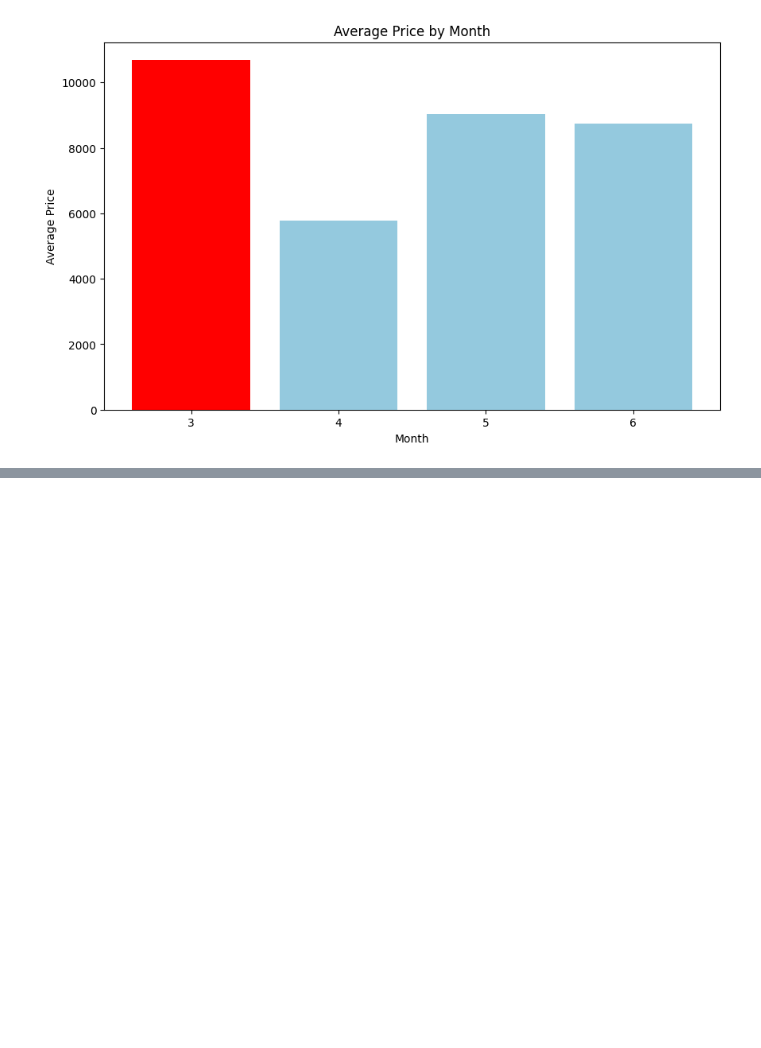
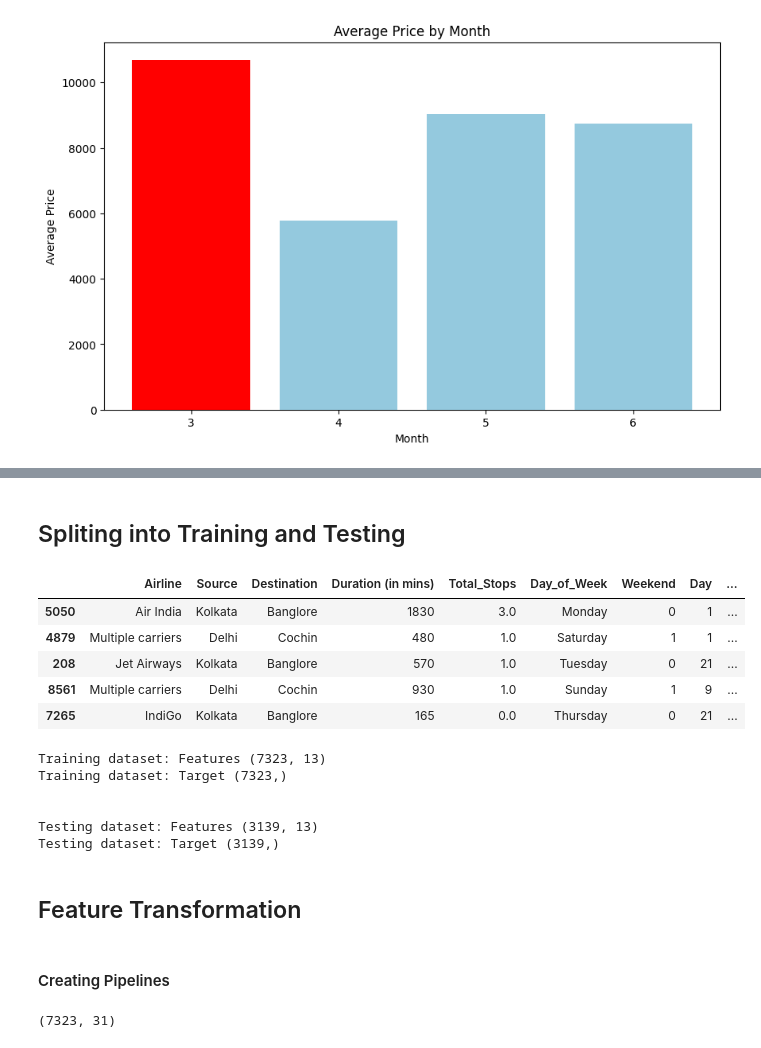
Before and after one commit to souvikghosh2000/Flight-Fare-Prediction, a Jupyter notebook: training.ipynb, the cells around one changed output, grey strips where cells are left out. Cells and saved outputs as stored; diff of their text form; code cells hidden in the pictures; blank space fills up the shorter version.

```diff
--- a/training.ipynb
+++ b/training.ipynb
@@ -531,0 +649,30 @@ plt.show()
+# %% [markdown]
+## Spliting into Training and Testing
+# %%
+X_train,X_test,y_train,y_test = train_test_split(df.drop(columns=['Price']),df['Price'],test_size =0.3,random_state=42)
+# %%
+X_train.head()
+# %% [output]
+|  | Airline | Source | Destination | Duration (in mins) | Total_Stops | Day_of_Week | Weekend | Day | ... |
+| 5050 | Air India | Kolkata | Banglore | 1830 | 3.0 | Monday | 0 | 1 | ... |
+| 4879 | Multiple carriers | Delhi | Cochin | 480 | 1.0 | Saturday | 1 | 1 | ... |
+| 208 | Jet Airways | Kolkata | Banglore | 570 | 1.0 | Tuesday | 0 | 21 | ... |
+| 8561 | Multiple carriers | Delhi | Cochin | 930 | 1.0 | Sunday | 1 | 9 | ... |
+| 7265 | IndiGo | Kolkata | Banglore | 165 | 0.0 | Thursday | 0 | 21 | ... |
+# %%
+print(f"Training dataset: Features {X_train.shape}")
+print(f"Training dataset: Target {y_train.shape}")
+print("\n")
+print(f"Testing dataset: Features {X_test.shape}")
+print(f"Testing dataset: Target {y_test.shape}")
+# %% [output]
+Training dataset: Features (7323, 13)
+Training dataset: Target (7323,)
+
+
+Testing dataset: Features (3139, 13)
+Testing dataset: Target (3139,)
+# %% [markdown]
+## Feature Transformation
+# %% [markdown]
+#### Creating Pipelines
@@ -531,0 +686,8 @@ plt.show()
+# %%
+#onehotencoding
+trf2 = ColumnTransformer(transformers=[
+    ('mood_encoder',OneHotEncoder(sparse_output=False,drop='first'),['Airline','Source','Destination','Day_of_Week'])
+
+],remainder='passthrough')
+# %% [output]
+(7323, 31)
```
Also changed, not shown: parts of 19 cells of this notebook.
